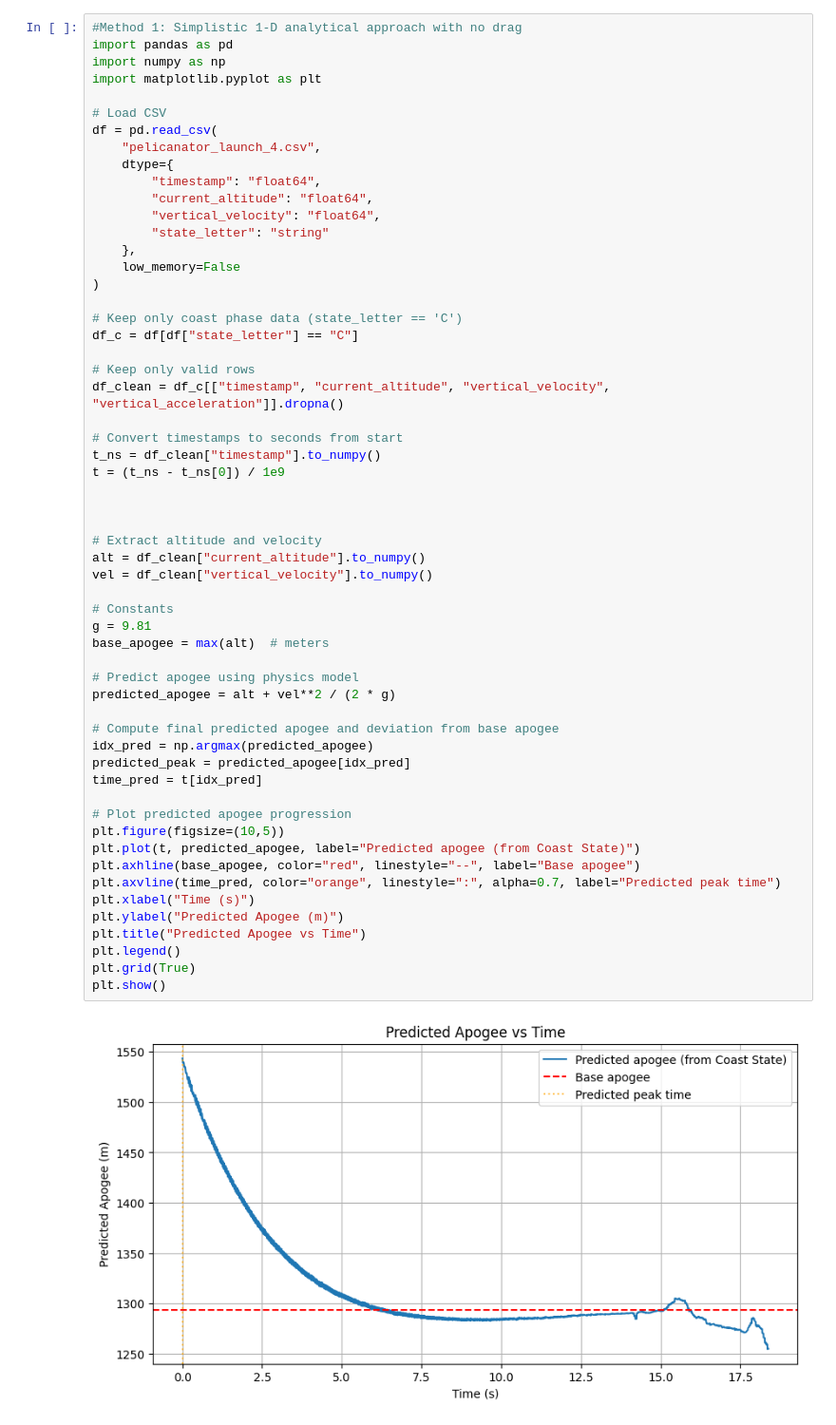
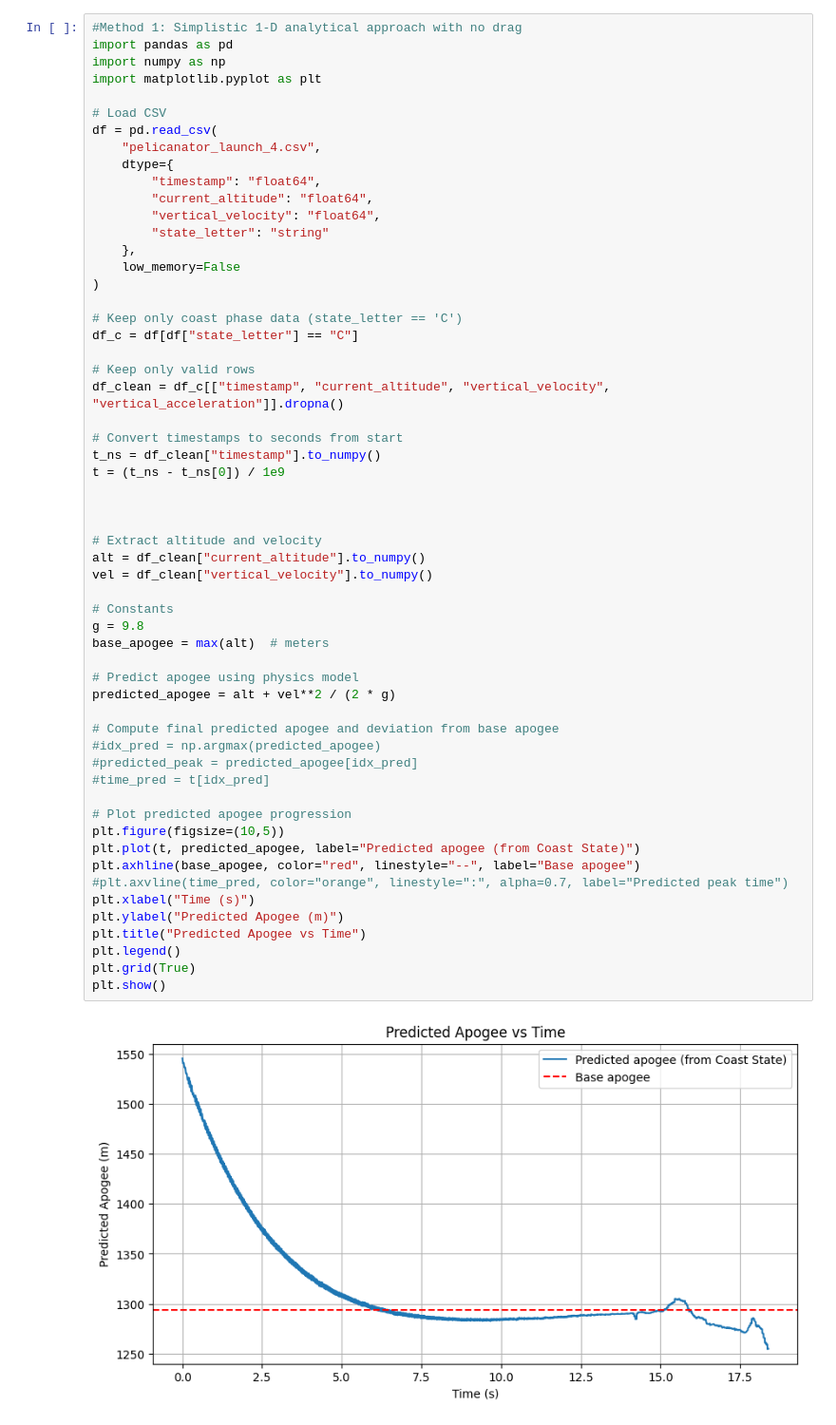
Before and after one commit to manujay3/apogeeprediction, a Jupyter notebook: prediction1.ipynb, the cells around one changed output. Shown at 95% size. Drawn from its saved outputs; the diff is of its cells as text.

```diff
--- a/prediction1.ipynb
+++ b/prediction1.ipynb
@@ -24,39 +24,39 @@ df_clean = df_c[["timestamp", "current_altitude", "vertical_velocity", "vertical
 
 # Convert timestamps to seconds from start
 t_ns = df_clean["timestamp"].to_numpy()
 t = (t_ns - t_ns[0]) / 1e9
 
 
 
 # Extract altitude and velocity
 alt = df_clean["current_altitude"].to_numpy()
 vel = df_clean["vertical_velocity"].to_numpy()
 
 # Constants
-g = 9.81
+g = 9.8
 base_apogee = max(alt)  # meters
 
 # Predict apogee using physics model
 predicted_apogee = alt + vel**2 / (2 * g)
 
 # Compute final predicted apogee and deviation from base apogee
-idx_pred = np.argmax(predicted_apogee)
-predicted_peak = predicted_apogee[idx_pred]
-time_pred = t[idx_pred]
+#idx_pred = np.argmax(predicted_apogee)
+#predicted_peak = predicted_apogee[idx_pred]
+#time_pred = t[idx_pred]
 
 # Plot predicted apogee progression
 plt.figure(figsize=(10,5))
 plt.plot(t, predicted_apogee, label="Predicted apogee (from Coast State)")
 plt.axhline(base_apogee, color="red", linestyle="--", label="Base apogee")
-plt.axvline(time_pred, color="orange", linestyle=":", alpha=0.7, label="Predicted peak time")
+#plt.axvline(time_pred, color="orange", linestyle=":", alpha=0.7, label="Predicted peak time")
 plt.xlabel("Time (s)")
 plt.ylabel("Predicted Apogee (m)")
 plt.title("Predicted Apogee vs Time")
 plt.legend()
 plt.grid(True)
 plt.show()
 # %% [output]
-[figure, old version]
+[figure, new version]
 # %%
 #Method 2: accounting for drag analytical solution
 acc_drag = df_clean["vertical_acceleration"].to_numpy()
```
Also changed, not shown: parts of 2 cells of this notebook.
